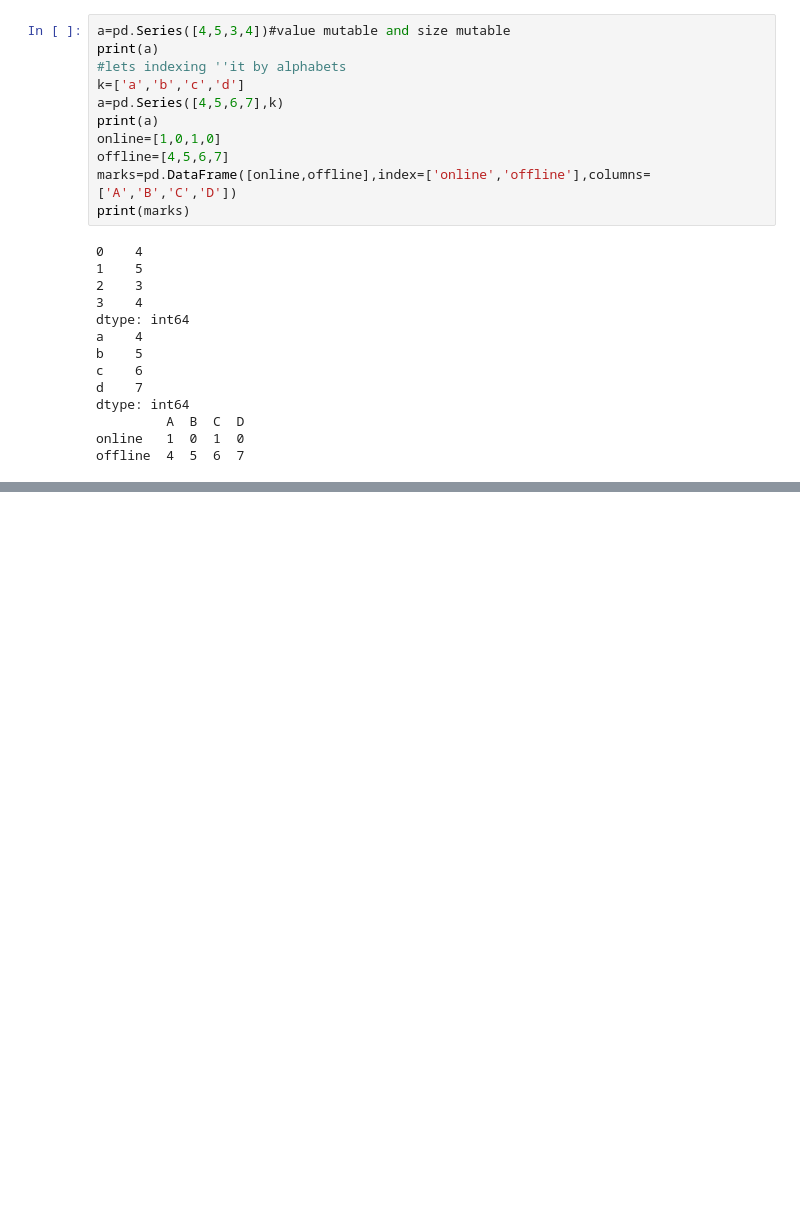
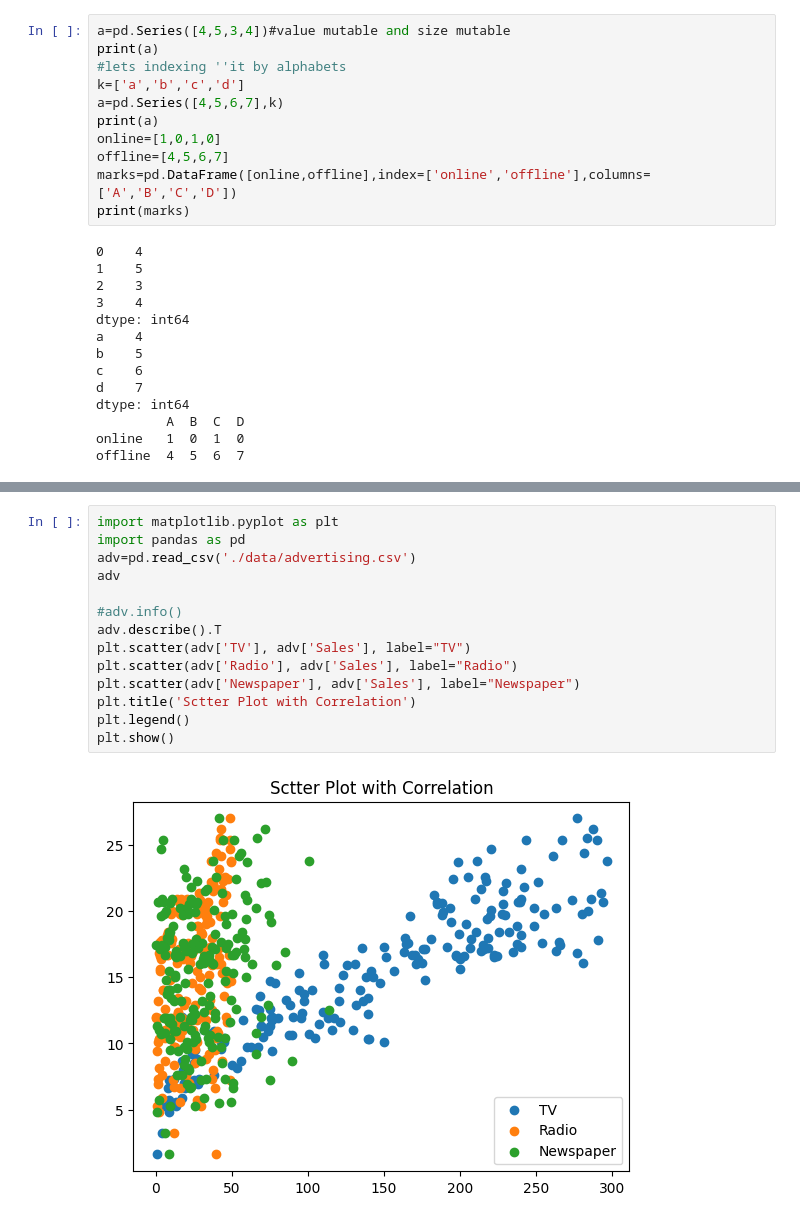
Before and after one commit to root459/datasciencelnb, a Jupyter notebook: datascience.ipynb, the cells around one changed output, grey strips where cells are left out. Drawn from its saved outputs; the diff is of its cells as text; blank space fills up the shorter version.

```diff
--- a/datascience.ipynb
+++ b/datascience.ipynb
@@ -886,0 +924,16 @@ Volume  135170000.0  178072000.0  282294000.0  674920000.0
+# %%
+import matplotlib.pyplot as plt
+import pandas as pd
+adv=pd.read_csv('./data/advertising.csv')
+adv
+
+#adv.info()
+adv.describe().T
+plt.scatter(adv['TV'], adv['Sales'], label="TV")
+plt.scatter(adv['Radio'], adv['Sales'], label="Radio")
+plt.scatter(adv['Newspaper'], adv['Sales'], label="Newspaper")
+plt.title('Sctter Plot with Correlation')
+plt.legend()
+plt.show()
+# %% [output]
+[figure, added]
```
Also changed, not shown: parts of 34 cells of this notebook.
